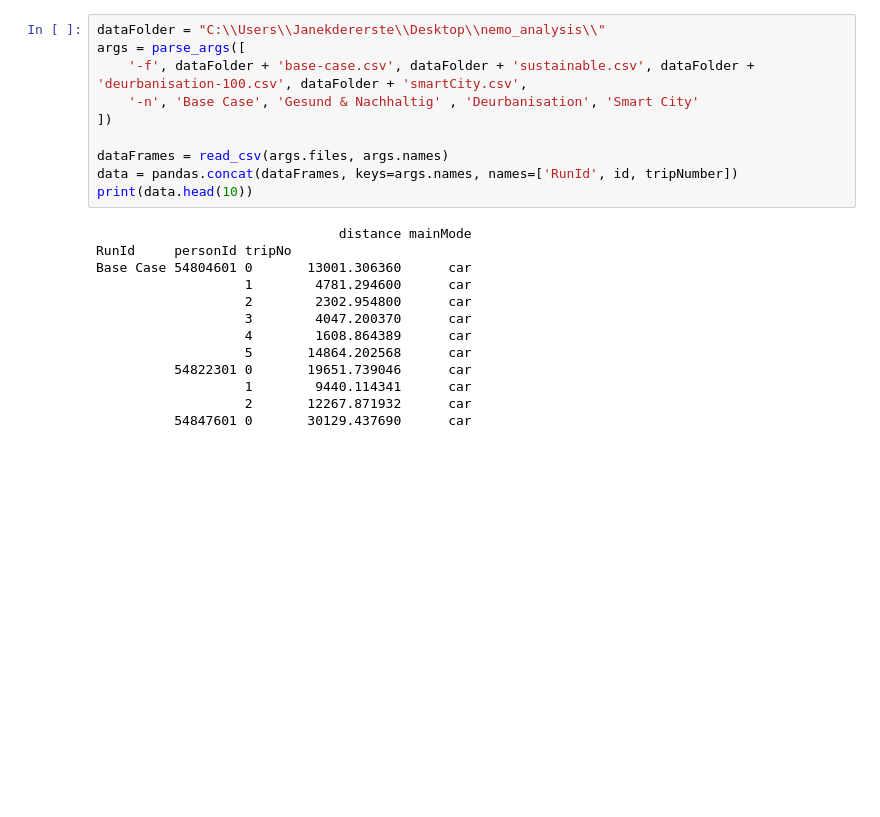
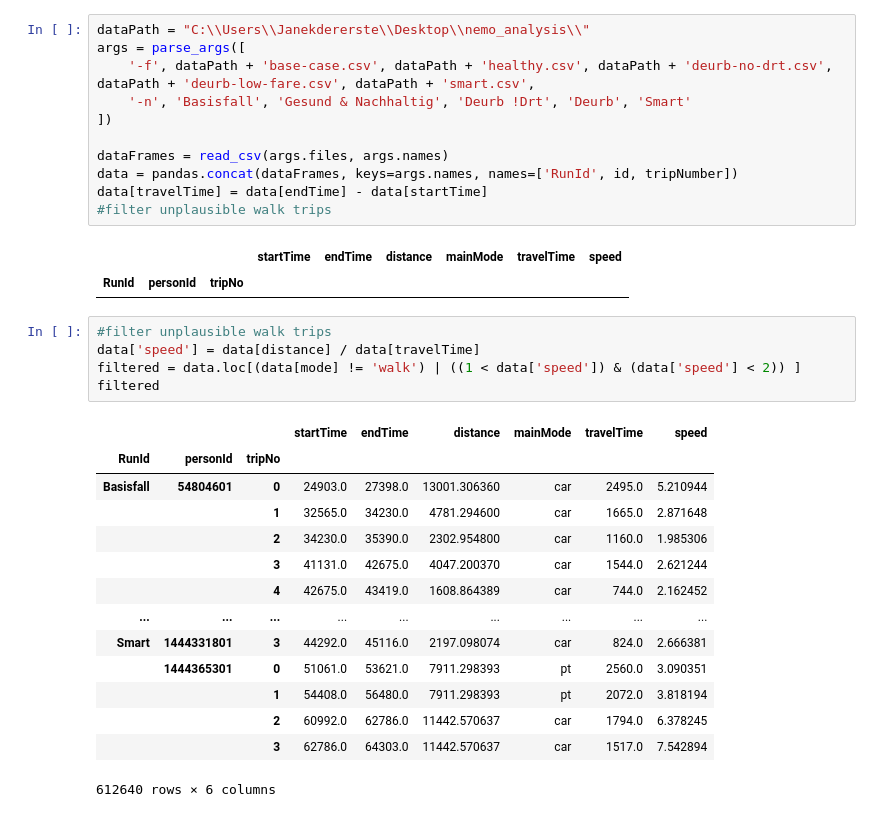
Before and after one commit to Janekdererste/matsim-analysis, a Jupyter notebook: jupyter/travelDistances.ipynb, the cells around one changed output. Cells and saved outputs as stored; diff of their text form; blank space fills up the shorter version.

```diff
--- a/jupyter/travelDistances.ipynb
+++ b/jupyter/travelDistances.ipynb
@@ -30,25 +30,36 @@ def read_csv(listOfFiles, listOfNames):
         result.append(scenario)
     return result
 # %%
-dataFolder = "C:\\Users\\Janekdererste\\Desktop\\nemo_analysis\\"
+dataPath = "C:\\Users\\Janekdererste\\Desktop\\nemo_analysis\\"
 args = parse_args([
-    '-f', dataFolder + 'base-case.csv', dataFolder + 'sustainable.csv', dataFolder + 'deurbanisation-100.csv', dataFolder + 'smartCity.csv',
-    '-n', 'Base Case', 'Gesund & Nachhaltig' , 'Deurbanisation', 'Smart City'
+    '-f', dataPath + 'base-case.csv', dataPath + 'healthy.csv', dataPath + 'deurb-no-drt.csv', dataPath + 'deurb-low-fare.csv', dataPath + 'smart.csv',
+    '-n', 'Basisfall', 'Gesund & Nachhaltig', 'Deurb !Drt', 'Deurb', 'Smart'
 ])
 
 dataFrames = read_csv(args.files, args.names)
 data = pandas.concat(dataFrames, keys=args.names, names=['RunId', id, tripNumber])
-print(data.head(10))
+data[travelTime] = data[endTime] - data[startTime]
+#filter unplausible walk trips
 # %% [output]
-                               distance mainMode
-RunId     personId tripNo
-Base Case 54804601 0       13001.306360      car
-                   1        4781.294600      car
-                   2        2302.954800      car
-                   3        4047.200370      car
-                   4        1608.864389      car
-                   5       14864.202568      car
-          54822301 0       19651.739046      car
-                   1        9440.114341      car
-                   2       12267.871932      car
-          54847601 0       30129.437690      car
+|  |  |  | startTime | endTime | distance | mainMode | travelTime | speed |
+| RunId | personId | tripNo |  |  |  |  |  |  |
+# %%
+#filter unplausible walk trips
+data['speed'] = data[distance] / data[travelTime]
+filtered = data.loc[(data[mode] != 'walk') | ((1 < data['speed']) & (data['speed'] < 2)) ]
+filtered
+# %% [output]
+|  |  |  | startTime | endTime | distance | mainMode | travelTime | speed |
+| RunId | personId | tripNo |  |  |  |  |  |  |
+| Basisfall | 54804601 | 0 | 24903.0 | 27398.0 | 13001.306360 | car | 2495.0 | 5.210944 |
+|  |  | 1 | 32565.0 | 34230.0 | 4781.294600 | car | 1665.0 | 2.871648 |
+|  |  | 2 | 34230.0 | 35390.0 | 2302.954800 | car | 1160.0 | 1.985306 |
+|  |  | 3 | 41131.0 | 42675.0 | 4047.200370 | car | 1544.0 | 2.621244 |
+|  |  | 4 | 42675.0 | 43419.0 | 1608.864389 | car | 744.0 | 2.162452 |
+| ... | ... | ... | ... | ... | ... | ... | ... | ... |
+| Smart | 1444331801 | 3 | 44292.0 | 45116.0 | 2197.098074 | car | 824.0 | 2.666381 |
+|  | 1444365301 | 0 | 51061.0 | 53621.0 | 7911.298393 | pt | 2560.0 | 3.090351 |
+|  |  | 1 | 54408.0 | 56480.0 | 7911.298393 | pt | 2072.0 | 3.818194 |
+|  |  | 2 | 60992.0 | 62786.0 | 11442.570637 | car | 1794.0 | 6.378245 |
+|  |  | 3 | 62786.0 | 64303.0 | 11442.570637 | car | 1517.0 | 7.542894 |
+612640 rows × 6 columns
```
Also changed, not shown: parts of 6 cells of this notebook, 2 other files.
